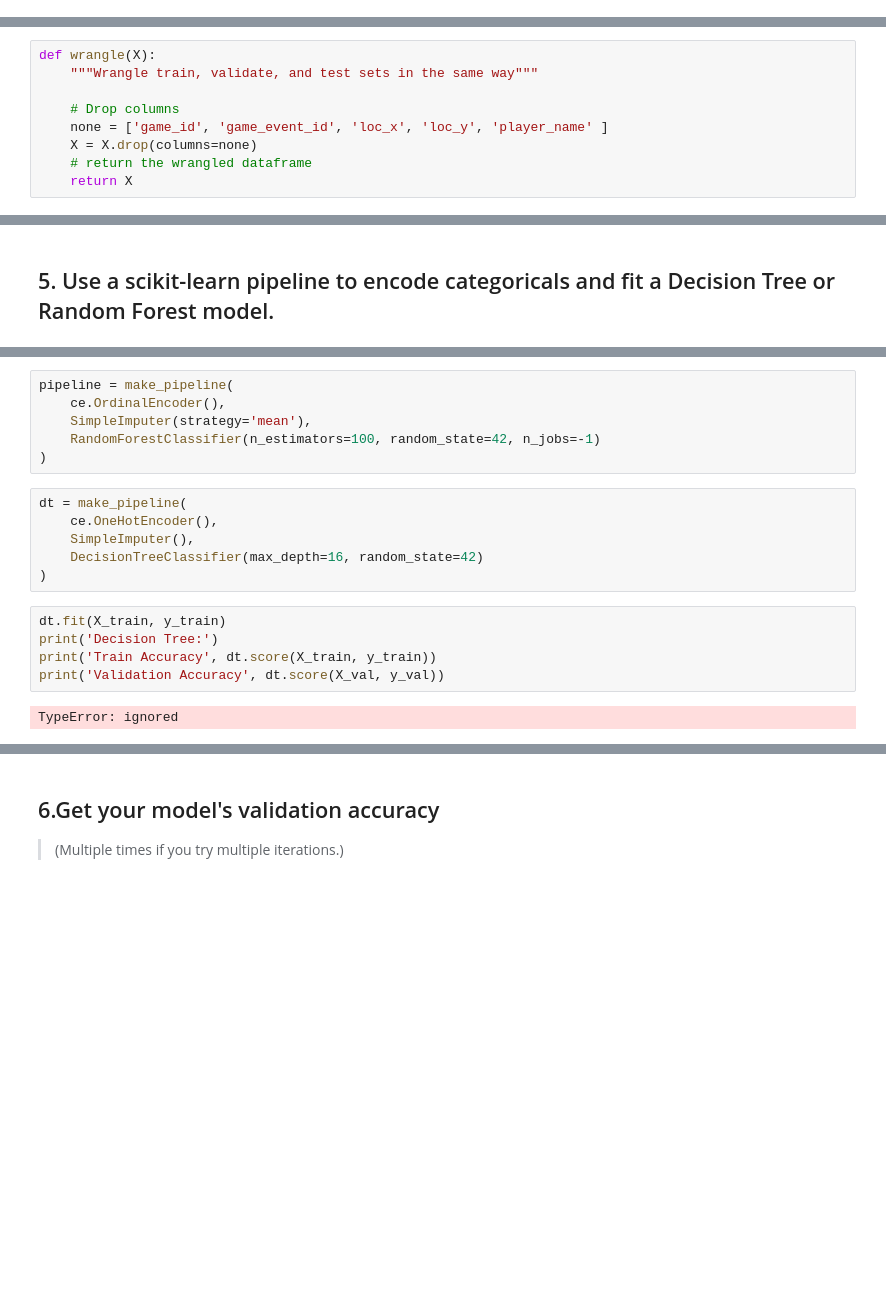
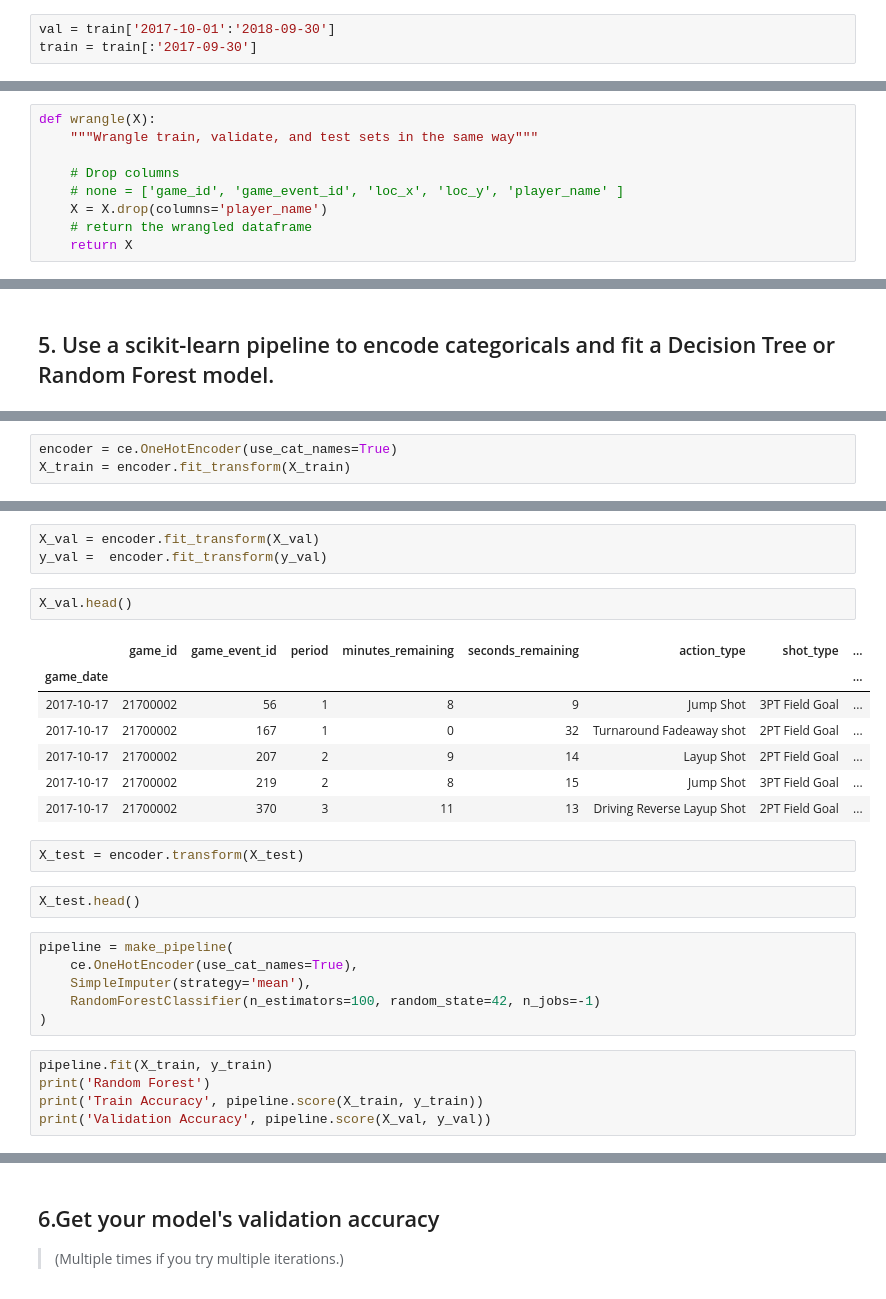
Before and after one commit to filchyboy/DS-Unit-2-Kaggle-Challenge, a Jupyter notebook: DS_Sprint_Challenge_6.ipynb, the cells around one changed output, grey strips where cells are left out. Cells and saved outputs as stored; diff of their text form; blank space fills up the shorter version.

```diff
--- a/DS_Sprint_Challenge_6.ipynb
+++ b/DS_Sprint_Challenge_6.ipynb
@@ -182,3 +181,6 @@ val = df.loc[mask_val]
+# %%
+val = train['2017-10-01':'2018-09-30']
+train = train[:'2017-09-30']
 # %%
 train.shape, val.shape, test.shape
 # %% [output]
@@ -208,7 +213,7 @@ def wrangle(X):
     """Wrangle train, validate, and test sets in the same way"""
 
     # Drop columns
-    none = ['game_id', 'game_event_id', 'loc_x', 'loc_y', 'player_name' ]
-    X = X.drop(columns=none)
+    # none = ['game_id', 'game_event_id', 'loc_x', 'loc_y', 'player_name' ]
+    X = X.drop(columns='player_name')
     # return the wrangled dataframe
     return X
@@ -232,0 +252,3 @@ features.shape, X_train.shape, y_train.shape, X_val.shape, y_val.shape, X_test.s
+# %%
+encoder = ce.OneHotEncoder(use_cat_names=True)
+X_train = encoder.fit_transform(X_train)
@@ -233,21 +276,30 @@ features.shape, X_train.shape, y_train.shape, X_val.shape, y_val.shape, X_test.s
+# %%
+X_val = encoder.fit_transform(X_val)
+y_val =  encoder.fit_transform(y_val)
+# %%
+X_val.head()
+# %% [output]
+|  | game_id | game_event_id | period | minutes_remaining | seconds_remaining | action_type | shot_type | ... |
+| game_date |  |  |  |  |  |  |  | ... |
+| 2017-10-17 | 21700002 | 56 | 1 | 8 | 9 | Jump Shot | 3PT Field Goal | ... |
+| 2017-10-17 | 21700002 | 167 | 1 | 0 | 32 | Turnaround Fadeaway shot | 2PT Field Goal | ... |
+| 2017-10-17 | 21700002 | 207 | 2 | 9 | 14 | Layup Shot | 2PT Field Goal | ... |
+| 2017-10-17 | 21700002 | 219 | 2 | 8 | 15 | Jump Shot | 3PT Field Goal | ... |
+| 2017-10-17 | 21700002 | 370 | 3 | 11 | 13 | Driving Reverse Layup Shot | 2PT Field Goal | ... |
+# %%
+X_test = encoder.transform(X_test)
+# %%
+X_test.head()
 # %%
 pipeline = make_pipeline(
-    ce.OrdinalEncoder(),
+    ce.OneHotEncoder(use_cat_names=True),
     SimpleImputer(strategy='mean'),
     RandomForestClassifier(n_estimators=100, random_state=42, n_jobs=-1)
 )
-# %%
-dt = make_pipeline(
-    ce.OneHotEncoder(),
-    SimpleImputer(),
-    DecisionTreeClassifier(max_depth=16, random_state=42)
-)
 # %%
-dt.fit(X_train, y_train)
-print('Decision Tree:')
-print('Train Accuracy', dt.score(X_train, y_train))
-print('Validation Accuracy', dt.score(X_val, y_val))
+pipeline.fit(X_train, y_train)
+print('Random Forest')
+print('Train Accuracy', pipeline.score(X_train, y_train))
+print('Validation Accuracy', pipeline.score(X_val, y_val))
-# %% [output]
-TypeError: ignored
 # %%
 X_val.columns
```
Also changed, not shown: parts of 22 cells of this notebook.
